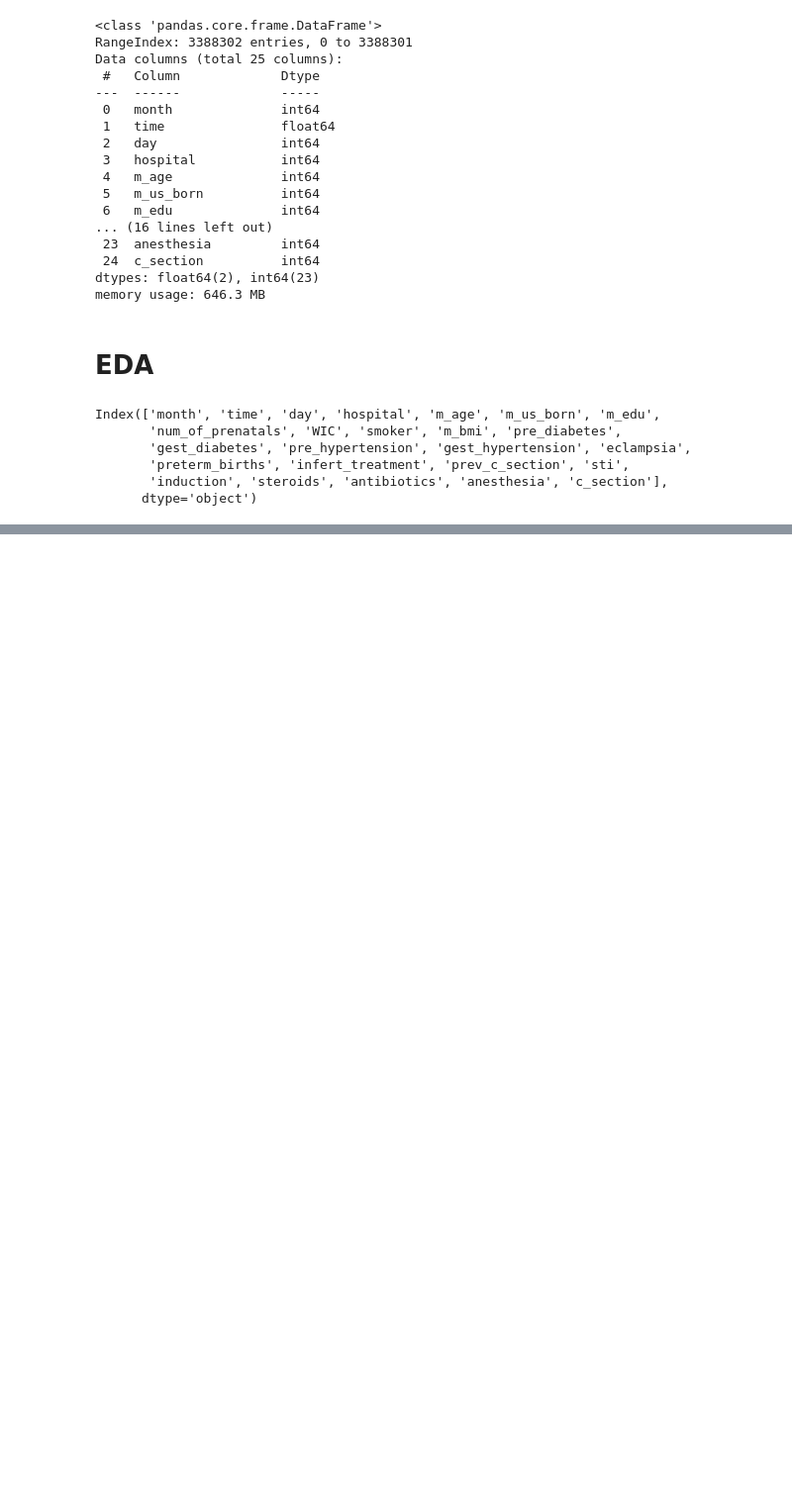
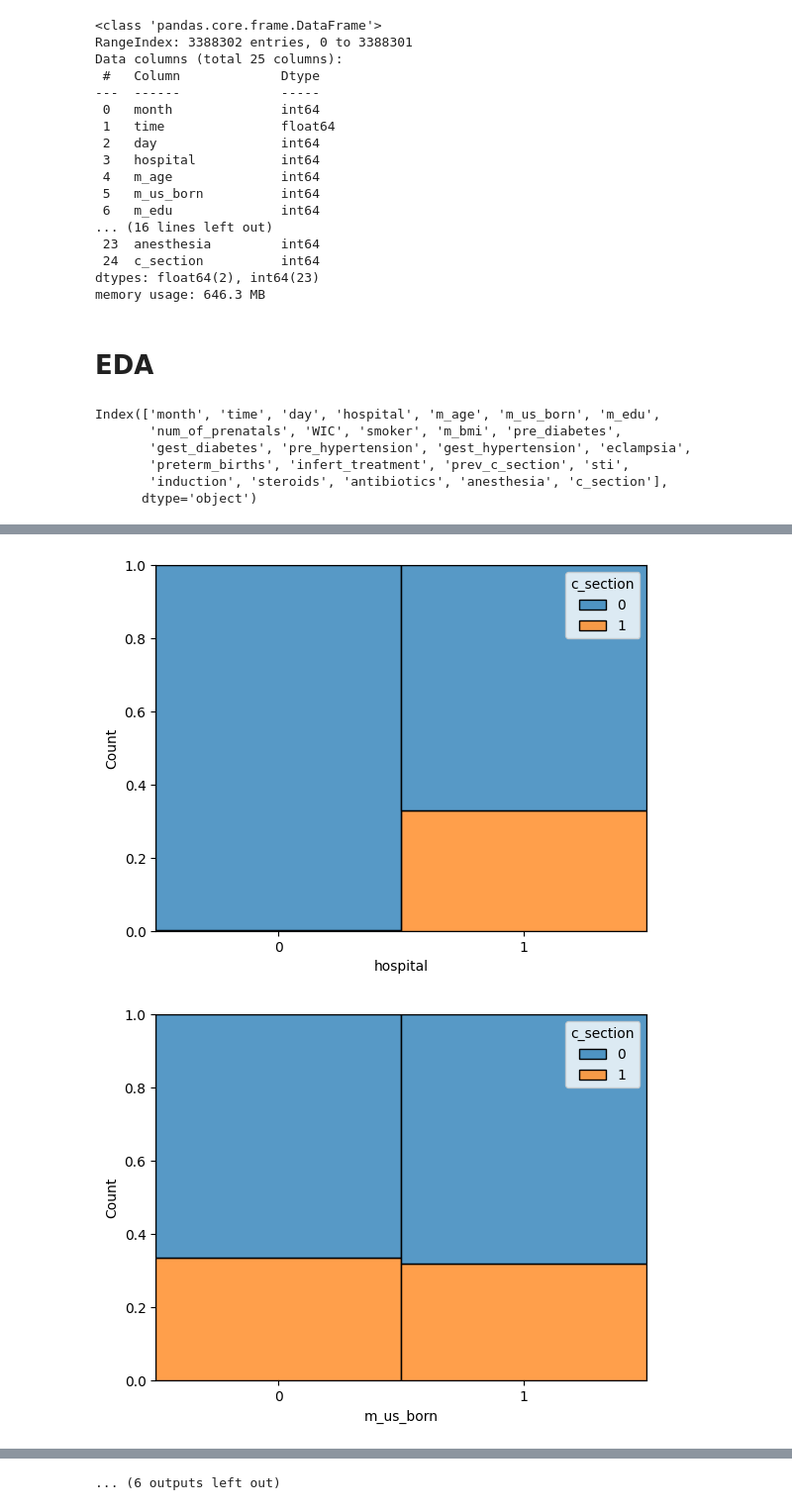
Before and after one commit to austin-maison/cdc-birth-predictor, a Jupyter notebook: notebooks/02-analysis.ipynb, the cells around one changed output, grey strips where cells are left out. Shown at 99% size. Saved outputs shown, nothing was run; the diff lists cells and outputs as text; code cells hidden in the pictures; blank space fills up the shorter version.

```diff
--- a/notebooks/02-analysis.ipynb
+++ b/notebooks/02-analysis.ipynb
@@ -96,0 +100,8 @@ for i,col in enumerate(num_cols):
+# %%
+for i,col in enumerate(cat_cols):
+    plt.figure(i)
+    sns.histplot(df_sample, x=col, hue='c_section', multiple='fill', discrete=True)
+    plt.xticks([0,1])
+# %% [output]
+[figure, added]
+[figure, added]
@@ -96,0 +118 @@ for i,col in enumerate(num_cols):
+... (6 outputs left out)
```
Also changed, not shown: parts of 4 cells of this notebook.
